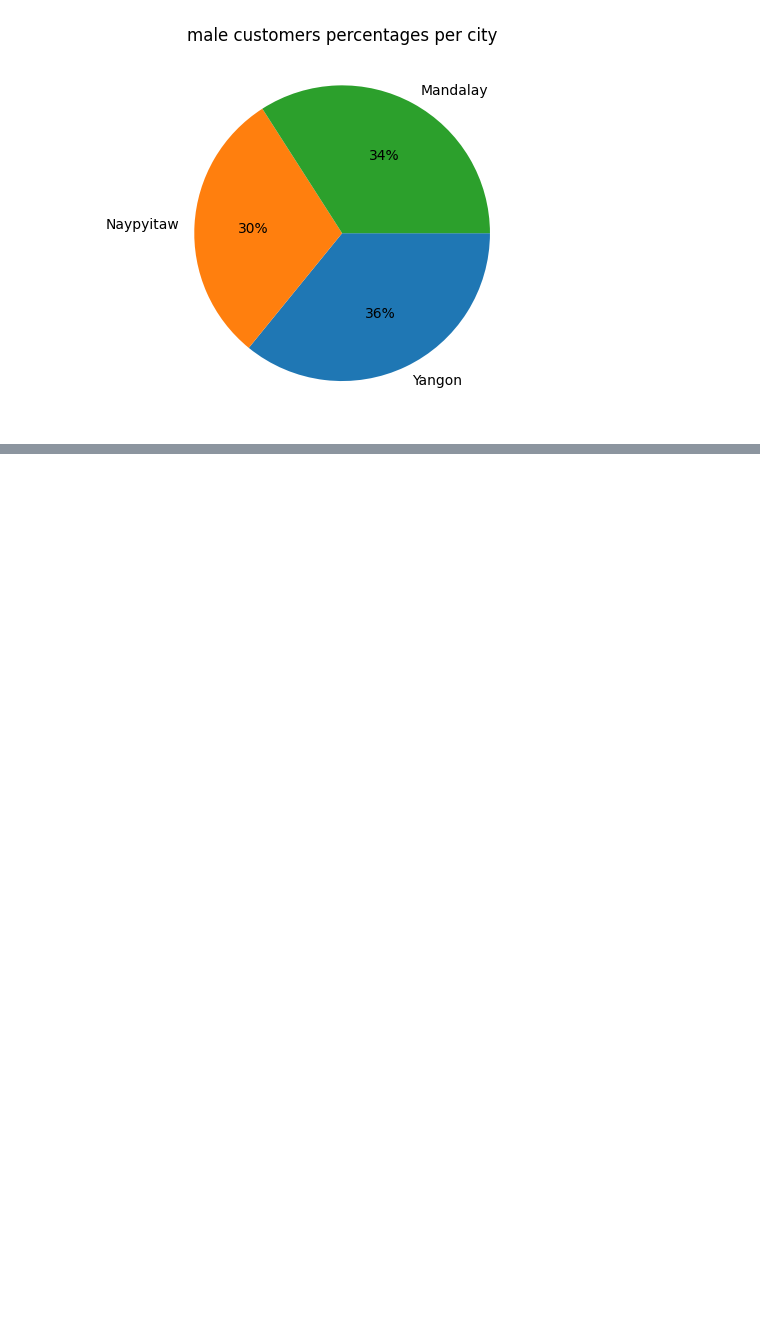
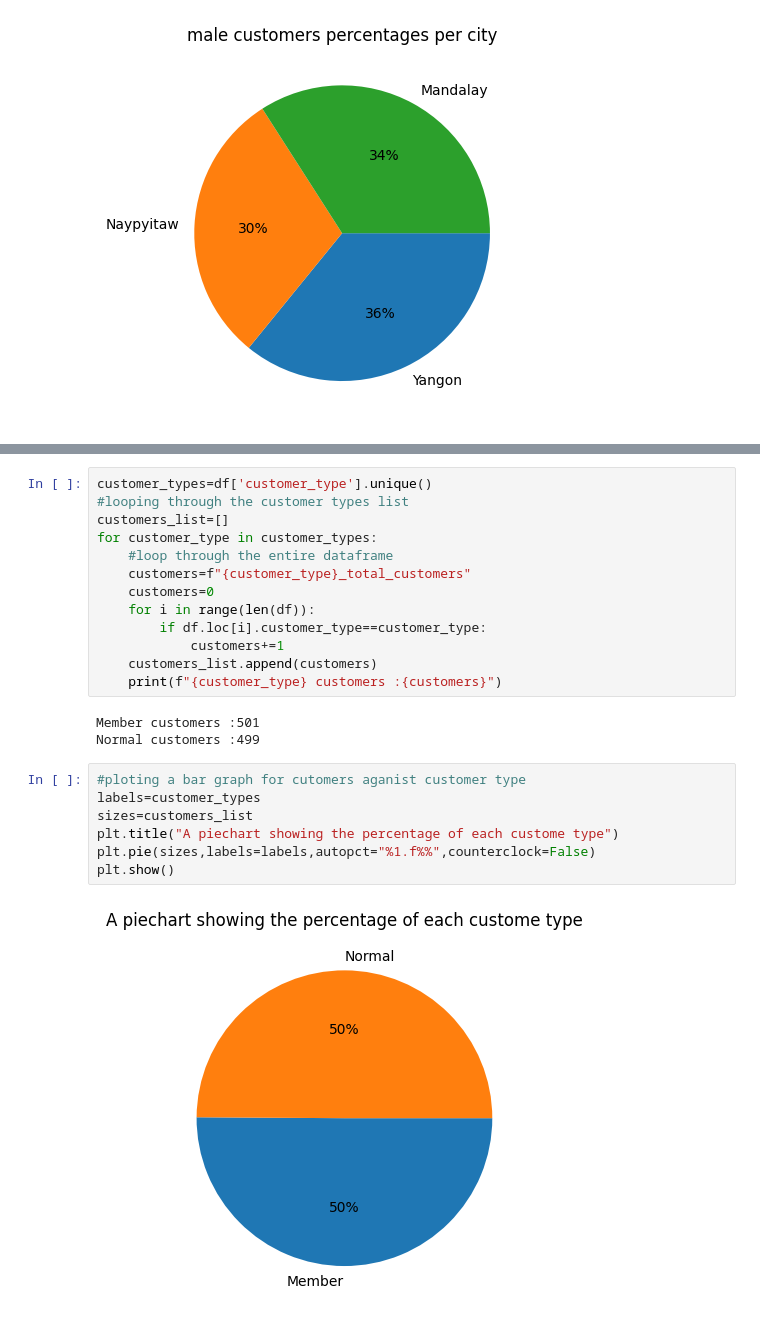
Before and after one commit to Kelvinkimotho/Projects-, a Jupyter notebook: supermarket_sales/supermarket_sales_analysis.ipynb, the cells around one changed output, grey strips where cells are left out. Cells and saved outputs as stored; diff of their text form; blank space fills up the shorter version.

```diff
--- a/supermarket_sales/supermarket_sales_analysis.ipynb
+++ b/supermarket_sales/supermarket_sales_analysis.ipynb
@@ -211,0 +214,25 @@ plt.show()
+# %%
+customer_types=df['customer_type'].unique()
+#looping through the customer types list
+customers_list=[]
+for customer_type in customer_types:
+    #loop through the entire dataframe
+    customers=f"{customer_type}_total_customers"
+    customers=0
+    for i in range(len(df)):
+        if df.loc[i].customer_type==customer_type:
+            customers+=1
+    customers_list.append(customers)
+    print(f"{customer_type} customers :{customers}")
+# %% [output]
+Member customers :501
+Normal customers :499
+# %%
+#ploting a bar graph for cutomers aganist customer type
+labels=customer_types
+sizes=customers_list
+plt.title("A piechart showing the percentage of each custome type")
+plt.pie(sizes,labels=labels,autopct="%1.f%%",counterclock=False)
+plt.show()
+# %% [output]
+[figure, added]
```
Also changed, not shown: parts of 1 cell of this notebook.
